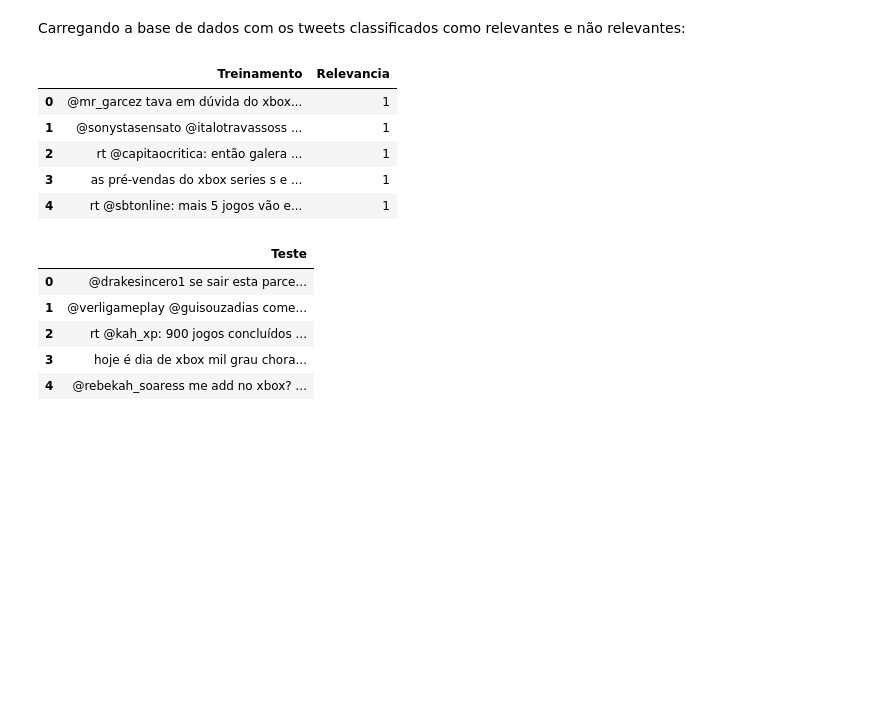
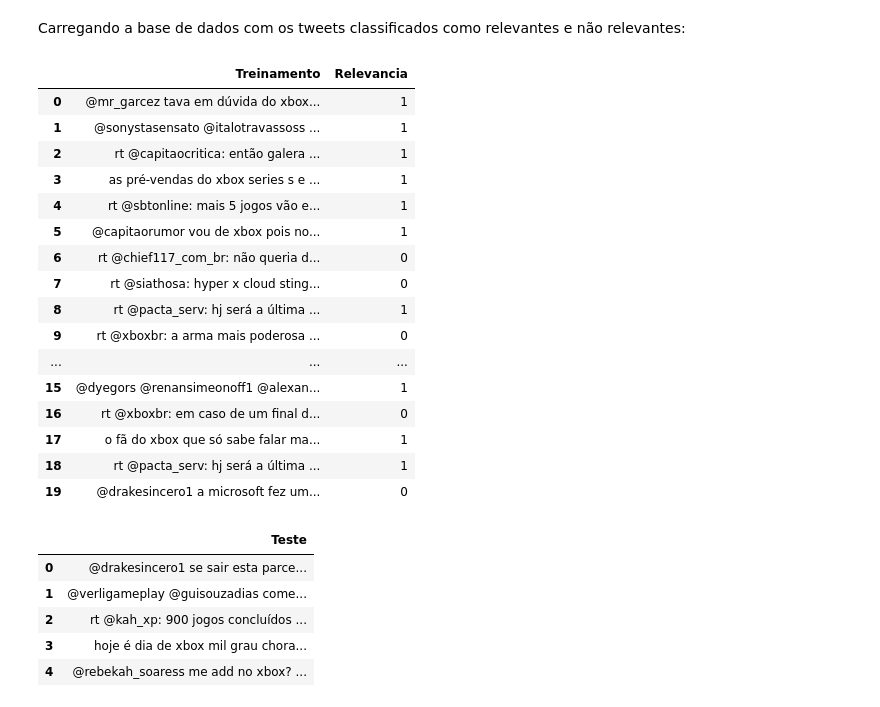
Before and after one commit to MuriloWeyne/CDadosP1, a Jupyter notebook: Projeto1_Classificador_layout.ipynb, the cells around one changed output. Saved outputs shown, nothing was run; the diff lists cells and outputs as text; code cells hidden in the pictures; blank space fills up the shorter version.

```diff
--- a/Projeto1_Classificador_layout.ipynb
+++ b/Projeto1_Classificador_layout.ipynb
@@ -63,14 +62,25 @@ def cleanup(text):
 Carregando a base de dados com os tweets classificados como relevantes e não relevantes:
 # %%
 train = pd.read_excel(filename)
-train.head(5)
+train.head(20)
 # %% [output]
 |  | Treinamento | Relevancia |
 | 0 | @mr_garcez tava em dúvida do xbox... | 1 |
 | 1 | @sonystasensato @italotravassoss ... | 1 |
 | 2 | rt @capitaocritica: então galera ... | 1 |
 | 3 | as pré-vendas do xbox series s e ... | 1 |
 | 4 | rt @sbtonline: mais 5 jogos vão e... | 1 |
+| 5 | @capitaorumor vou de xbox pois no... | 1 |
+| 6 | rt @chief117_com_br: não queria d... | 0 |
+| 7 | rt @siathosa: hyper x cloud sting... | 0 |
+| 8 | rt @pacta_serv: hj será a última ... | 1 |
+| 9 | rt @xboxbr: a arma mais poderosa ... | 0 |
+| ... | ... | ... |
+| 15 | @dyegors @renansimeonoff1 @alexan... | 1 |
+| 16 | rt @xboxbr: em caso de um final d... | 0 |
+| 17 | o fã do xbox que só sabe falar ma... | 1 |
+| 18 | rt @pacta_serv: hj será a última ... | 1 |
+| 19 | @drakesincero1 a microsoft fez um... | 0 |
 # %%
 test = pd.read_excel(filename, sheet_name = 'Teste')
 test.head(5)
```
Also changed, not shown: parts of 5 cells of this notebook.
